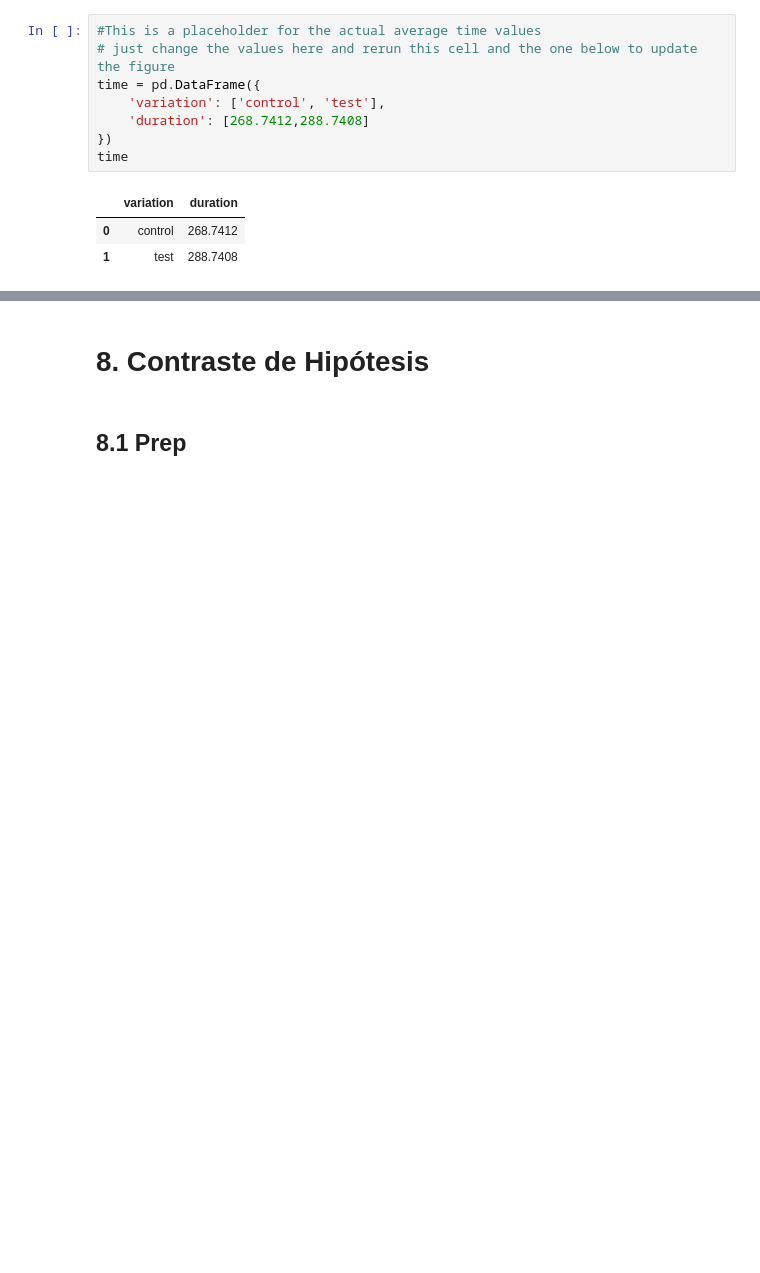
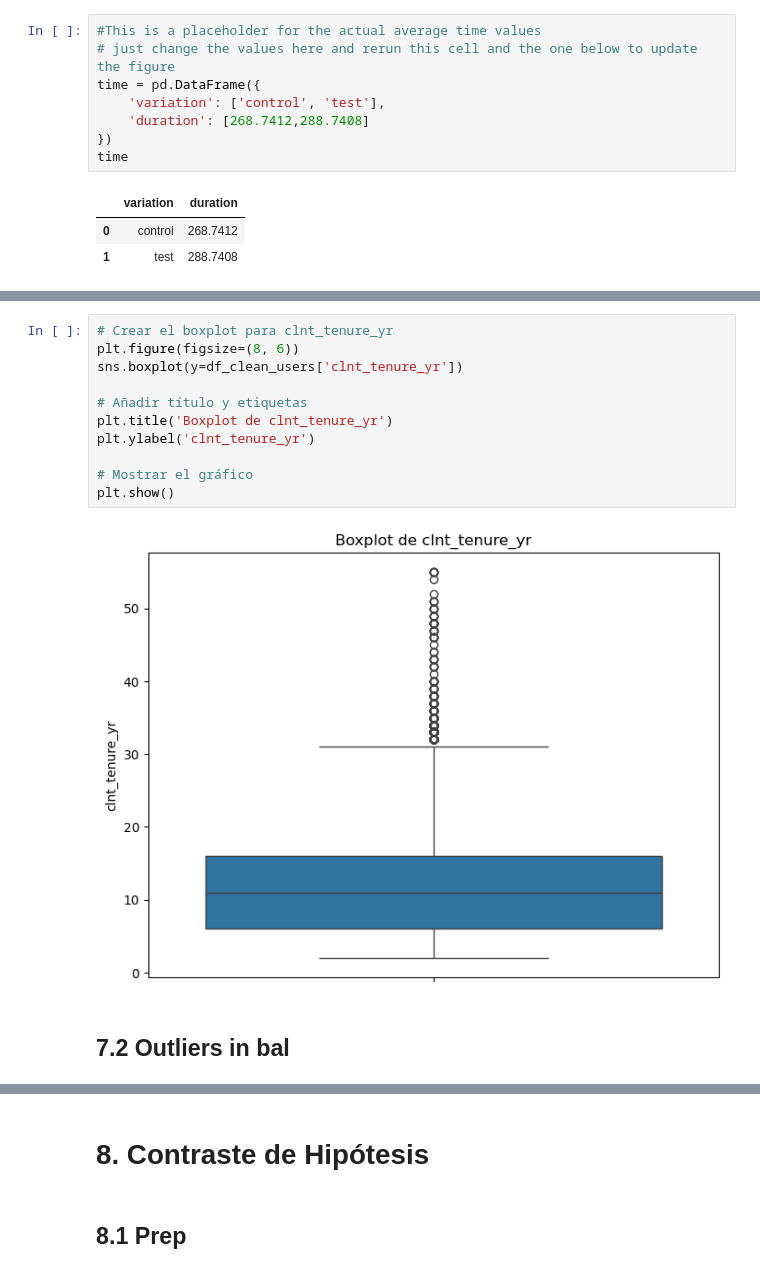
Before and after one commit to davidmoreno-gh/Vanguard-AB-Testing, a Jupyter notebook: 1. main.ipynb, the cells around one changed output, grey strips where cells are left out. Saved outputs shown, nothing was run; the diff lists cells and outputs as text; blank space fills up the shorter version.

```diff
--- a/1. main.ipynb
+++ b/1. main.ipynb
@@ -1282,0 +1352,15 @@ Text(0, 0.5, 'Error rate (%)')
+# %%
+# Crear el boxplot para clnt_tenure_yr
+plt.figure(figsize=(8, 6))
+sns.boxplot(y=df_clean_users['clnt_tenure_yr'])
+
+# Añadir título y etiquetas
+plt.title('Boxplot de clnt_tenure_yr')
+plt.ylabel('clnt_tenure_yr')
+
+# Mostrar el gráfico
+plt.show()
+# %% [output]
+[figure, added]
+# %% [markdown]
+## 7.2 Outliers in bal
```
Also changed, not shown: parts of 40 cells of this notebook, 6 other files.
